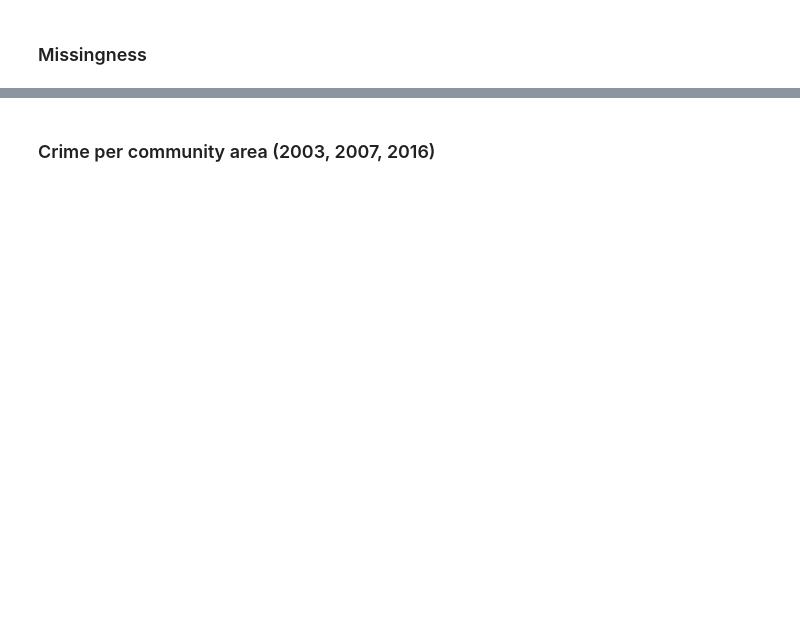
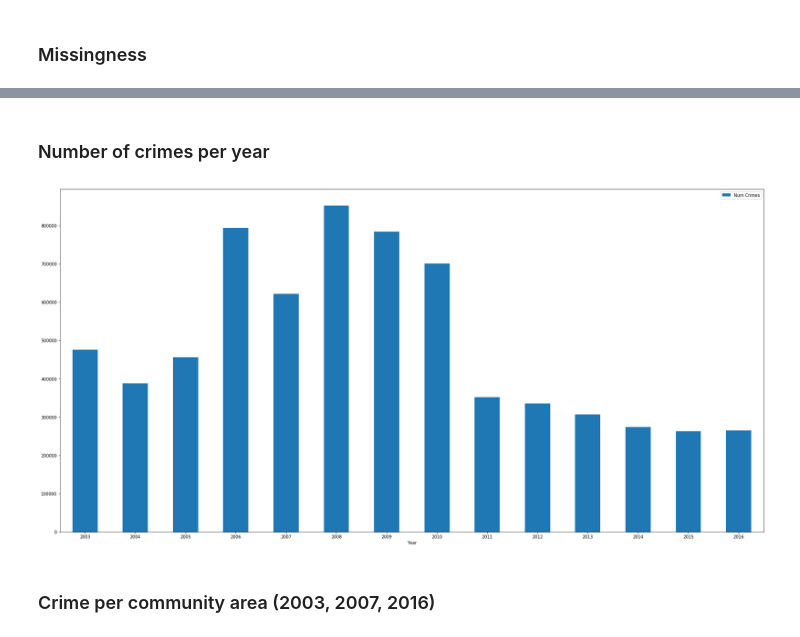
Before and after one commit to nschenone/Crime_Analysis_in_Chicago, a Jupyter notebook: COGS 108 Final Project.ipynb, the cells around one changed output, grey strips where cells are left out. Saved outputs shown, nothing was run; the diff lists cells and outputs as text; code cells hidden in the pictures; blank space fills up the shorter version.

```diff
--- a/COGS 108 Final Project.ipynb
+++ b/COGS 108 Final Project.ipynb
@@ -108,6 +201,19 @@ Latitude                14189
 Longitude               14189
 Location                14189
 dtype: int64
+# %% [markdown]
+### Number of crimes per year
+# %%
+years = []
+data_len = []
+for dataset in datasets:
+    years.append(dataset.year)
+    data_len.append(len(dataset))
+
+df_num = pd.DataFrame({'Year': years,'Num Crimes': data_len}).set_index('Year')
+df_num.plot(kind='bar', rot=0);
+# %% [output]
+[figure, added]
 # %% [markdown]
 ### Crime per community area (2003, 2007, 2016)
 # %%
```
Also changed, not shown: parts of 6 cells of this notebook.
